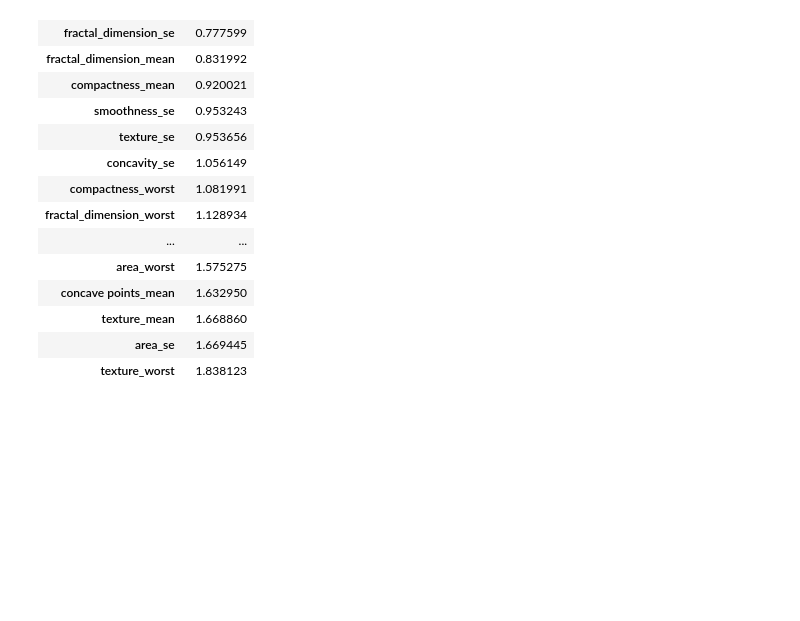
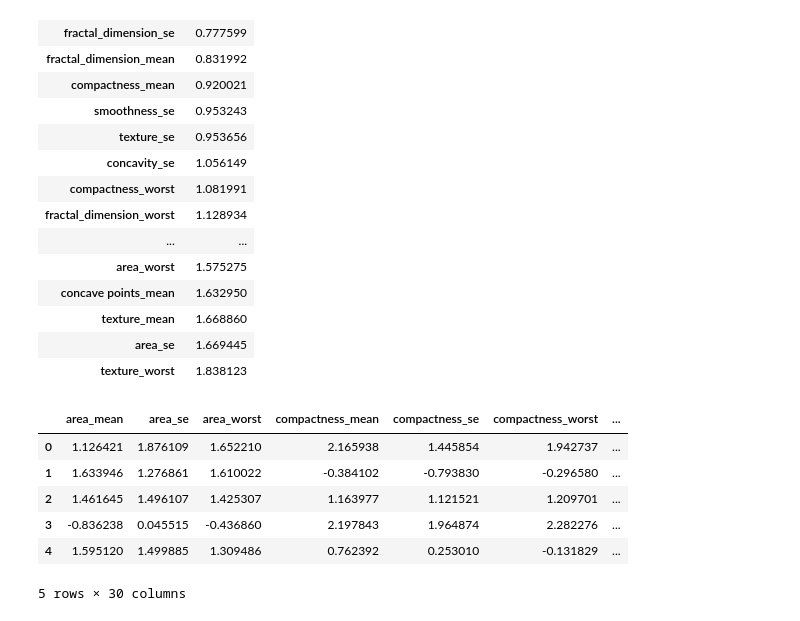
Before and after one commit to HilarioMarques/Classificacao_AlgoritmosLineares_DiagnosticoCancer_Kaggle, a Jupyter notebook: notebooks/Modelos.ipynb, the cells around one changed output. Saved outputs shown, nothing was run; the diff lists cells and outputs as text; code cells hidden in the pictures; blank space fills up the shorter version.

```diff
--- a/notebooks/Modelos.ipynb
+++ b/notebooks/Modelos.ipynb
@@ -314,4 +314,14 @@ coefs_odd
 # %%
 X_scaled = grid_search.best_estimator_["preprocessor"].transform(X)
 
-X_scaled = pd.DataFrame()
+X_scaled = pd.DataFrame(X_scaled, columns=grid_search.best_estimator_["preprocessor"].get_feature_names_out())
+
+X_scaled.head()
+# %% [output]
+|  | area_mean | area_se | area_worst | compactness_mean | compactness_se | compactness_worst | ... |
+| 0 | 1.126421 | 1.876109 | 1.652210 | 2.165938 | 1.445854 | 1.942737 | ... |
+| 1 | 1.633946 | 1.276861 | 1.610022 | -0.384102 | -0.793830 | -0.296580 | ... |
+| 2 | 1.461645 | 1.496107 | 1.425307 | 1.163977 | 1.121521 | 1.209701 | ... |
+| 3 | -0.836238 | 0.045515 | -0.436860 | 2.197843 | 1.964874 | 2.282276 | ... |
+| 4 | 1.595120 | 1.499885 | 1.309486 | 0.762392 | 0.253010 | -0.131829 | ... |
+5 rows × 30 columns
```
Also changed, not shown: parts of 3 cells of this notebook.
